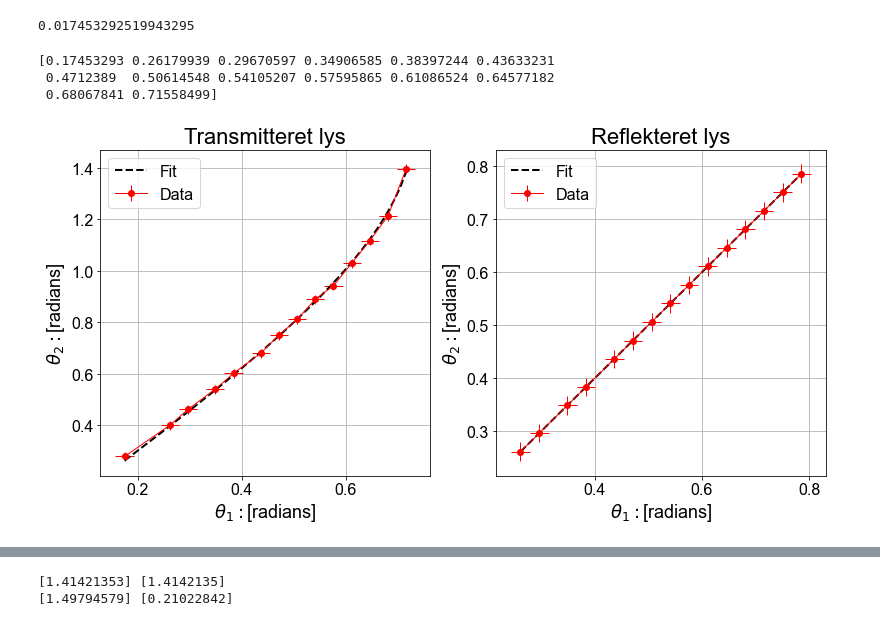
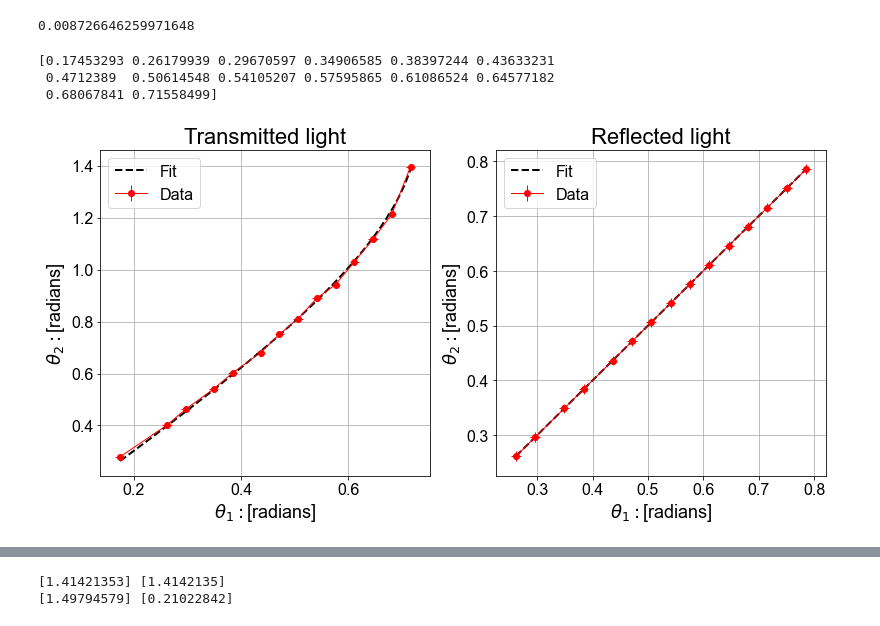
Before and after one commit to Neub28/Experimentel-Physics-2, a Jupyter notebook: Databehandling/Labdag 3/p-polariseret/Databehandling fra glas til luft - p.ipynb, the cells around one changed output, grey strips where cells are left out. Cells and saved outputs as stored; diff of their text form; code cells hidden in the pictures.

```diff
--- a/Databehandling/Labdag 3/p-polariseret/Databehandling fra glas til luft - p.ipynb
+++ b/Databehandling/Labdag 3/p-polariseret/Databehandling fra glas til luft - p.ipynb
@@ -82,15 +82,15 @@ mean_VsR, ts_ref = get_ts_Vs("R", entries_list_pR)
 Ts = mean_VsT/mean_V90
 Rs = mean_VsR/mean_V90
 # %%
-uncer = 1 # DEGREES
+uncer = 0.5 # DEGREES
 sigma_radian = np.pi/180 * uncer
 print(sigma_radian)
 # %% [output]
-0.017453292519943295
+0.008726646259971648
 # %%
 fig, axs = plt.subplots(1,2, figsize=(13,6))
-axs[1].set_title("Reflekteret lys")
-axs[0].set_title("Transmitteret lys")
+axs[1].set_title("Reflected light")
+axs[0].set_title("Transmitted light")
 
 def snell(theta, n):
     theta_ag = np.arcsin(n*np.sin(theta))
@@ -113,34 +113,34 @@ for t1, t2 in ts_ref:
     theta1R[i] = t1
     theta2R[i] = t1
     i = i + 1
 
 theta1T1 = theta1T[0:len(theta1T)-3]
 theta2T1 = theta2T[0:len(theta2T)-3]
 
 print(theta1T1)
 axs[0].errorbar(theta1T1, theta2T1, xerr=sigma_radian, yerr=sigma_radian, lw=1, label="Data", c='r', fmt='o-')
 axs[1].errorbar(theta1R, theta2R, xerr=sigma_radian, yerr=sigma_radian, lw=1, label="Data", c='r', fmt='o-')
 
 
 nT, pcovT = curve_fit(snell, theta1T1, theta2T1, absolute_sigma=True, p0=[1.4])
 nR, pcovR = curve_fit(snell, theta1R, theta2R, absolute_sigma=True)
 
 theta_T = np.linspace(min(theta1T1), max(theta1T1))
 theta_R = np.linspace(min(theta1R), max(theta1R))
 
 axs[0].plot(theta_T, snell(theta_T, nT), c='k', ls="--", label="Fit", lw=2)
 axs[1].plot(theta_R, snell(theta_R, nR), c='k', ls="--", label="Fit", lw=2)
 
 for ax in axs:
     ax.grid()
     ax.set_xlabel(r"$\theta_1: $[radians]")
     ax.set_ylabel(r"$\theta_2: $[radians]")
     ax.legend()
 # %% [output]
 [0.17453293 0.26179939 0.29670597 0.34906585 0.38397244 0.43633231
  0.4712389  0.50614548 0.54105207 0.57595865 0.61086524 0.64577182
  0.68067841 0.71558499]
-[figure, old version]
+[figure, new version]
 # %%
 print(nR, nT)
 ary = [1,2,3,4,5,6,7,8,9,10]
```
Also changed, not shown: parts of 6 cells of this notebook, 3 other files.
